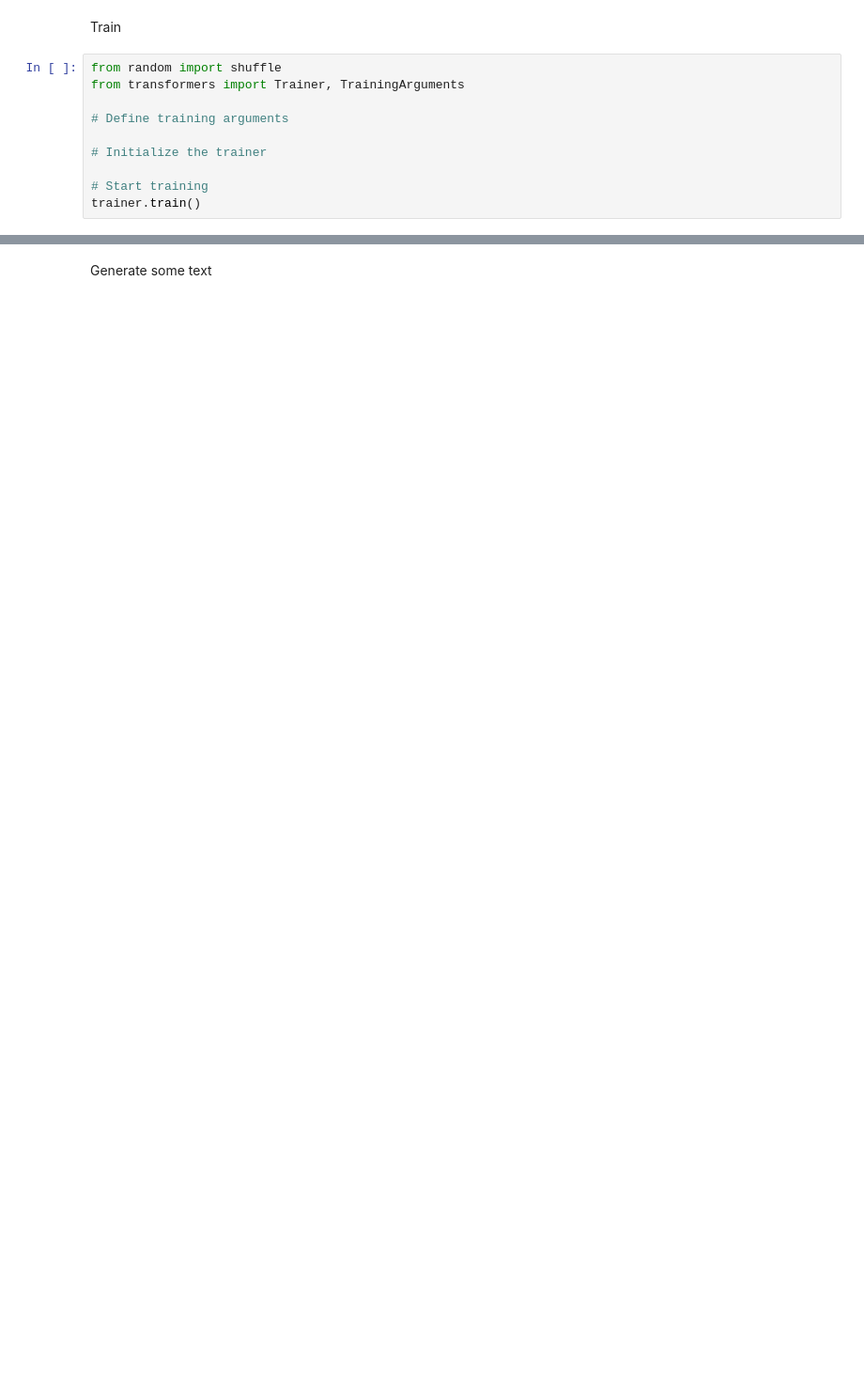
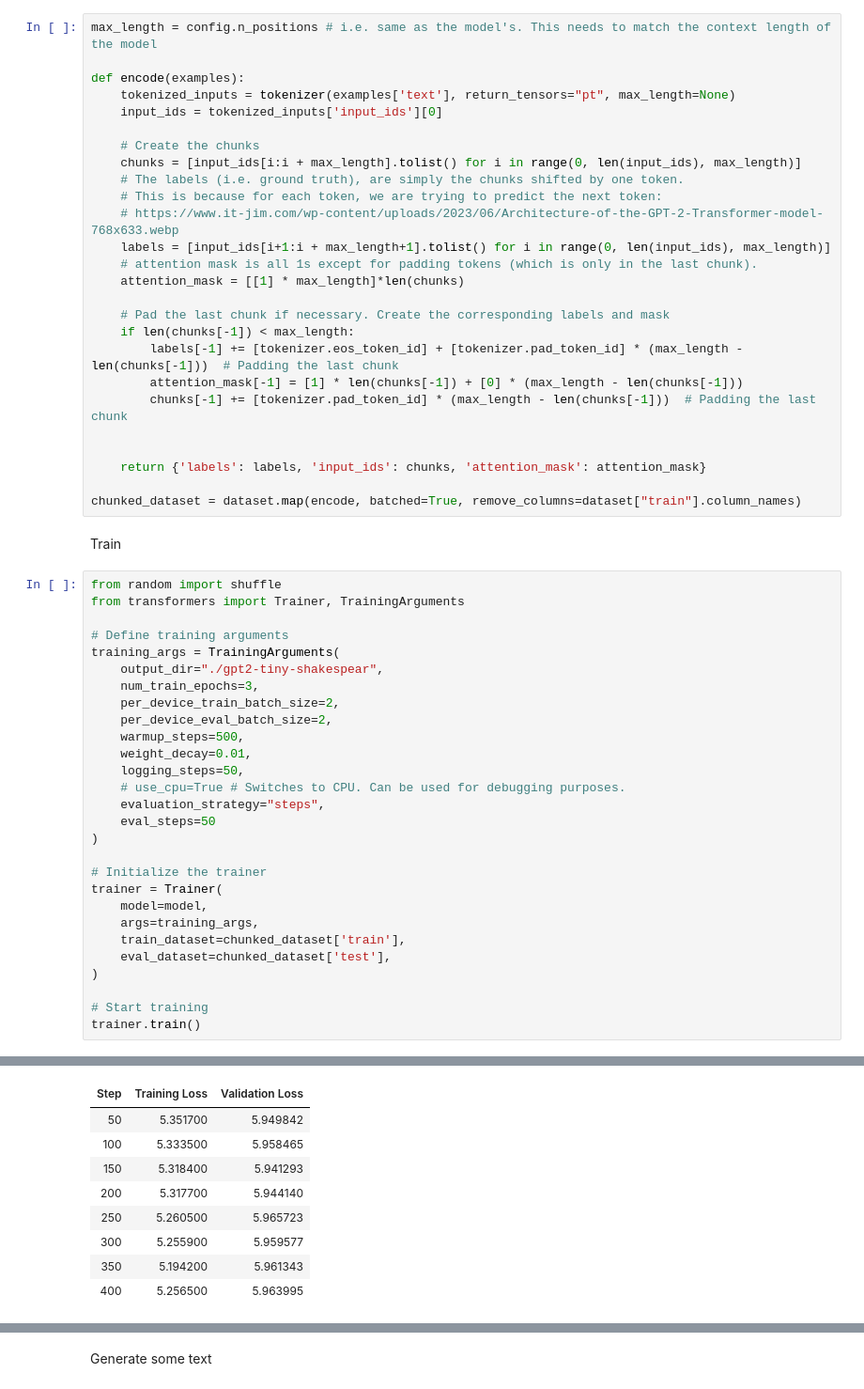
Before and after one commit to elhamod/BA865-2024, a Jupyter notebook: hands-on/HuggingFace_and_Transformers.ipynb, the cells around one changed output, grey strips where cells are left out. Shown at 94% size. Cells and saved outputs as stored; diff of their text form; blank space fills up the shorter version.

```diff
--- a/hands-on/HuggingFace_and_Transformers.ipynb
+++ b/hands-on/HuggingFace_and_Transformers.ipynb
@@ -241,3 +434,29 @@ chunked_dataset = dataset.map(encode, batched=True, remove_columns=dataset["trai
+# %%
+max_length = config.n_positions # i.e. same as the model's. This needs to match the context length of the model
+
+def encode(examples):
+    tokenized_inputs = tokenizer(examples['text'], return_tensors="pt", max_length=None)
+    input_ids = tokenized_inputs['input_ids'][0]
+
+    # Create the chunks
+    chunks = [input_ids[i:i + max_length].tolist() for i in range(0, len(input_ids), max_length)]
+    # The labels (i.e. ground truth), are simply the chunks shifted by one token.
+    # This is because for each token, we are trying to predict the next token:
+    # https://www.it-jim.com/wp-content/uploads/2023/06/Architecture-of-the-GPT-2-Transformer-model-768x633.webp
+    labels = [input_ids[i+1:i + max_length+1].tolist() for i in range(0, len(input_ids), max_length)]
+    # attention mask is all 1s except for padding tokens (which is only in the last chunk).
+    attention_mask = [[1] * max_length]*len(chunks)
+
+    # Pad the last chunk if necessary. Create the corresponding labels and mask
+    if len(chunks[-1]) < max_length:
+        labels[-1] += [tokenizer.eos_token_id] + [tokenizer.pad_token_id] * (max_length - len(chunks[-1]))  # Padding the last chunk
+        attention_mask[-1] = [1] * len(chunks[-1]) + [0] * (max_length - len(chunks[-1]))
+        chunks[-1] += [tokenizer.pad_token_id] * (max_length - len(chunks[-1]))  # Padding the last chunk
+
+
+    return {'labels': labels, 'input_ids': chunks, 'attention_mask': attention_mask}
+
+chunked_dataset = dataset.map(encode, batched=True, remove_columns=dataset["train"].column_names)
 # %% [markdown]
 Train
 # %%
@@ -245,8 +464,27 @@ from random import shuffle
 from transformers import Trainer, TrainingArguments
 
 # Define training arguments
+training_args = TrainingArguments(
+    output_dir="./gpt2-tiny-shakespear",
+    num_train_epochs=3,
+    per_device_train_batch_size=2,
+    per_device_eval_batch_size=2,
+    warmup_steps=500,
+    weight_decay=0.01,
+    logging_steps=50,
+    # use_cpu=True # Switches to CPU. Can be used for debugging purposes.
+    evaluation_strategy="steps",
+    eval_steps=50
+)
 
 # Initialize the trainer
+trainer = Trainer(
+    model=model,
+    args=training_args,
+    train_dataset=chunked_dataset['train'],
+    eval_dataset=chunked_dataset['test'],
+)
 
 # Start training
 trainer.train()
+# %% [output]
@@ -252,0 +492,9 @@ trainer.train()
+| Step | Training Loss | Validation Loss |
+| 50 | 5.351700 | 5.949842 |
+| 100 | 5.333500 | 5.958465 |
+| 150 | 5.318400 | 5.941293 |
+| 200 | 5.317700 | 5.944140 |
+| 250 | 5.260500 | 5.965723 |
+| 300 | 5.255900 | 5.959577 |
+| 350 | 5.194200 | 5.961343 |
+| 400 | 5.256500 | 5.963995 |
```
Also changed, not shown: parts of 53 cells of this notebook.
